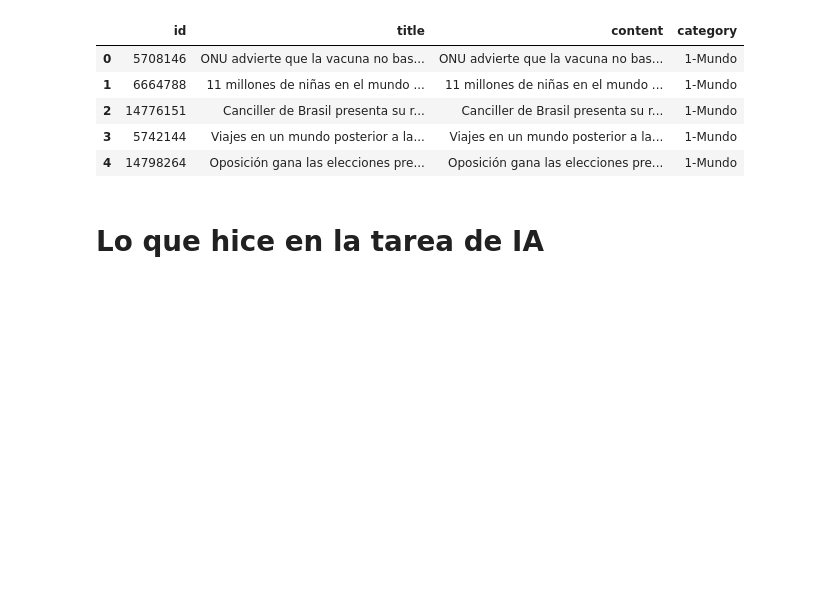
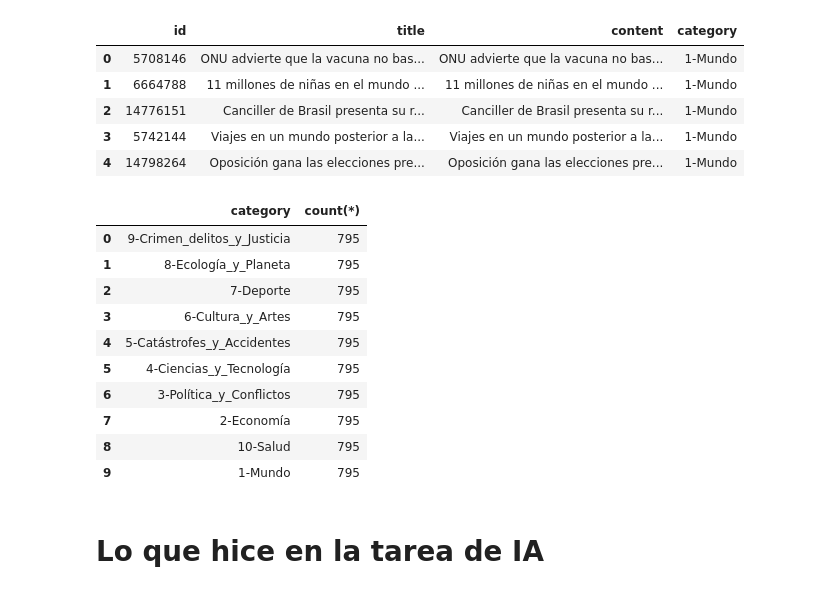
Before and after one commit to matiasbarram/INFO279-TAL-Proyecto, a Jupyter notebook: paso_4_primeros_modelos_clasificacion.ipynb, the cells around one changed output. Cells and saved outputs as stored; diff of their text form; code cells hidden in the pictures; blank space fills up the shorter version.

```diff
--- a/paso_4_primeros_modelos_clasificacion.ipynb
+++ b/paso_4_primeros_modelos_clasificacion.ipynb
@@ -73,6 +72,22 @@ new_df.head(5)
 | 2 | 14776151 | Canciller de Brasil presenta su r... | Canciller de Brasil presenta su r... | 1-Mundo |
 | 3 | 5742144 | Viajes en un mundo posterior a la... | Viajes en un mundo posterior a la... | 1-Mundo |
 | 4 | 14798264 | Oposición gana las elecciones pre... | Oposición gana las elecciones pre... | 1-Mundo |
+# %%
+q="""SELECT category, count(*) FROM new_df GROUP BY category ORDER BY count(*) DESC;"""
+result=sqldf(q)
+result
+# %% [output]
+|  | category | count(*) |
+| 0 | 9-Crimen_delitos_y_Justicia | 795 |
+| 1 | 8-Ecología_y_Planeta | 795 |
+| 2 | 7-Deporte | 795 |
+| 3 | 6-Cultura_y_Artes | 795 |
+| 4 | 5-Catástrofes_y_Accidentes | 795 |
+| 5 | 4-Ciencias_y_Tecnología | 795 |
+| 6 | 3-Política_y_Conflictos | 795 |
+| 7 | 2-Economía | 795 |
+| 8 | 10-Salud | 795 |
+| 9 | 1-Mundo | 795 |
 # %% [markdown]
 # Lo que hice en la tarea de IA
 # %% [markdown]
```
Also changed, not shown: parts of 26 cells of this notebook, 1 other file.
